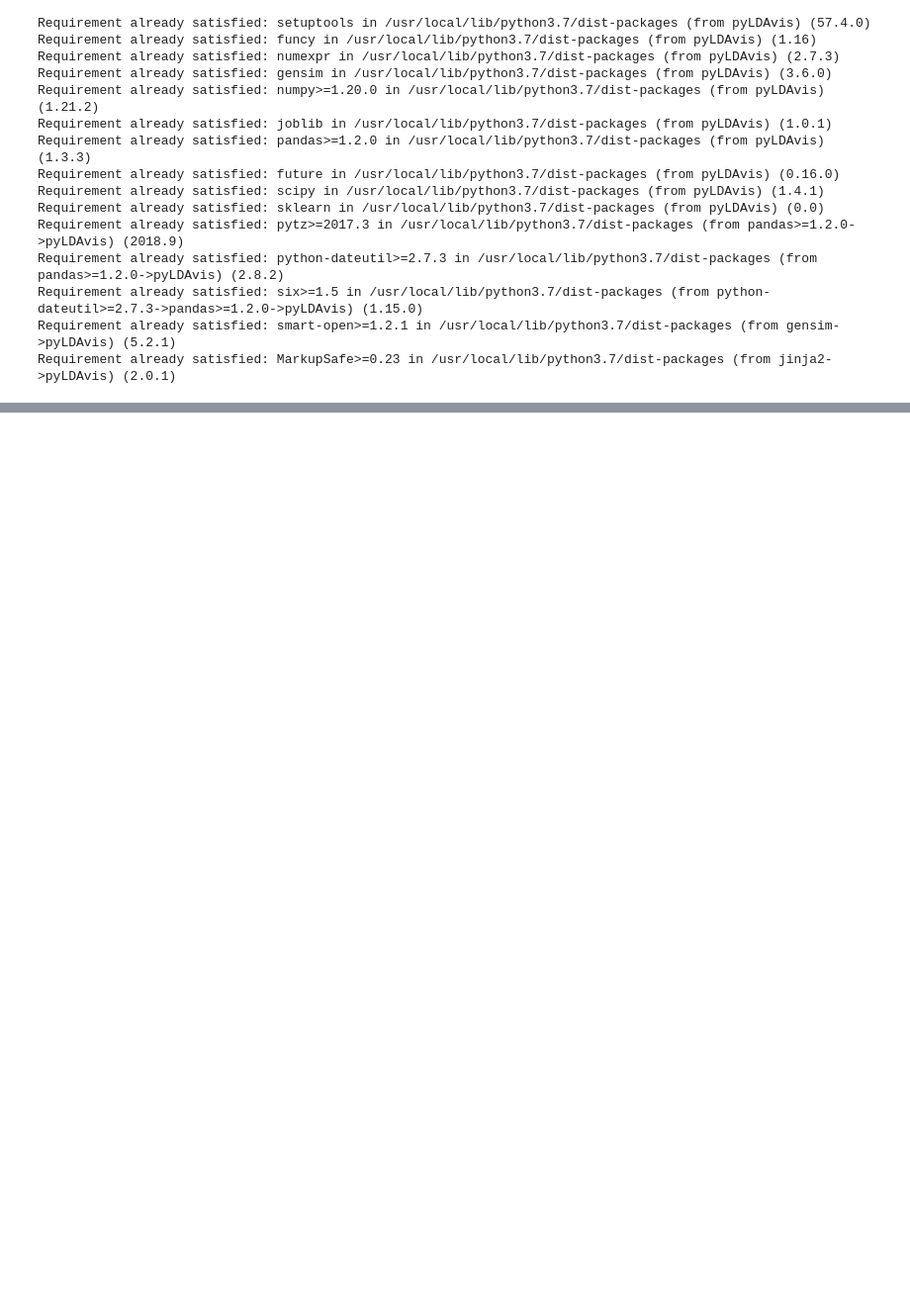
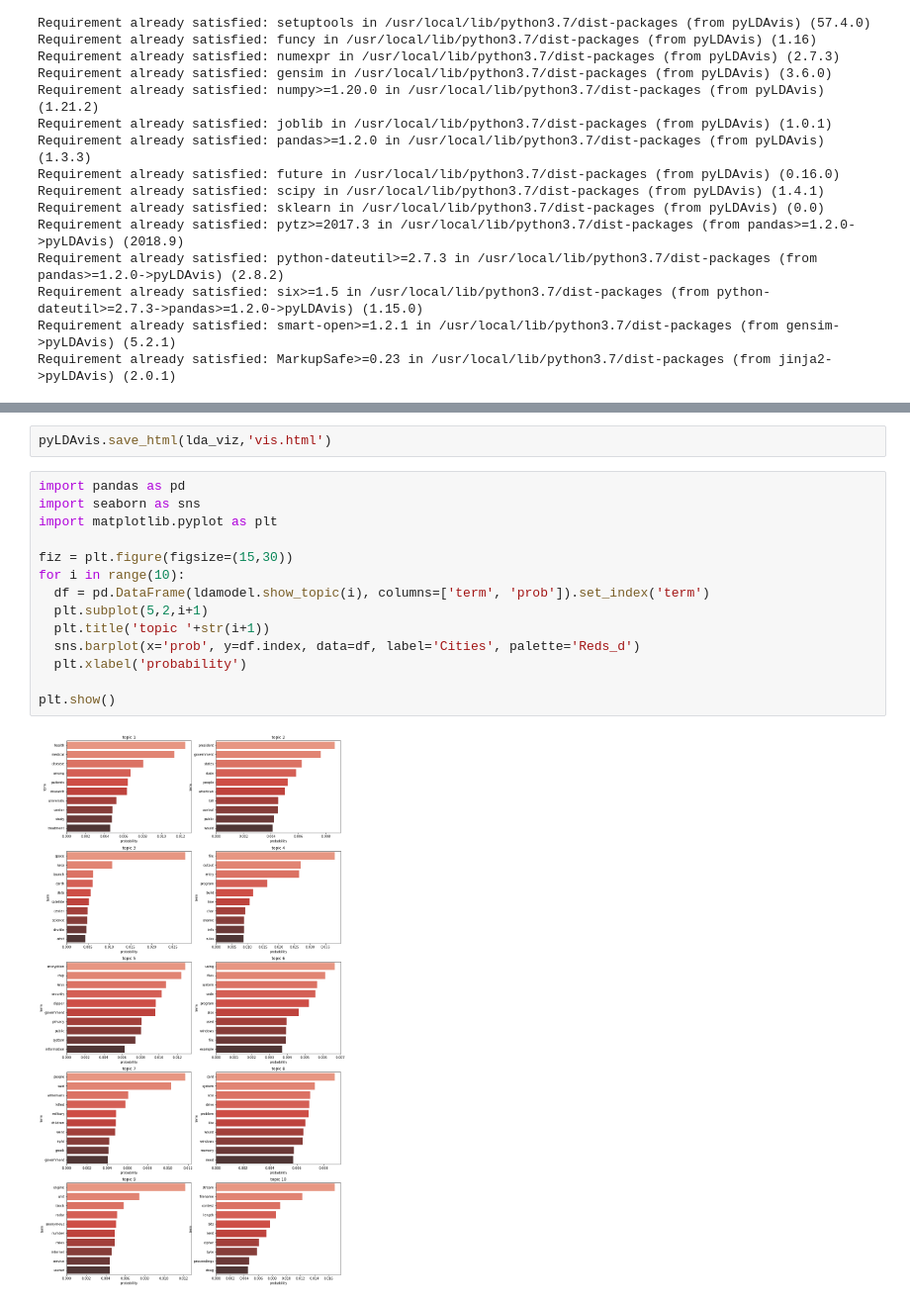
Before and after one commit to cateto/python4NLP, a Jupyter notebook: topic_modeling/LDA.ipynb, the cells around one changed output, grey strips where cells are left out. Shown: that part at 99% size. Saved outputs shown, nothing was run; the diff lists cells and outputs as text; blank space fills up the shorter version.

```diff
--- a/topic_modeling/LDA.ipynb
+++ b/topic_modeling/LDA.ipynb
@@ -130,3 +130,21 @@ lda_viz = gensimvis.prepare(ldamodel, corpus, dictionary)
 pyLDAvis.display(lda_viz)
 # %% [output]
 [interactive output not drawn]
+# %%
+pyLDAvis.save_html(lda_viz,'vis.html')
+# %%
+import pandas as pd
+import seaborn as sns
+import matplotlib.pyplot as plt
+
+fiz = plt.figure(figsize=(15,30))
+for i in range(10):
+  df = pd.DataFrame(ldamodel.show_topic(i), columns=['term', 'prob']).set_index('term')
+  plt.subplot(5,2,i+1)
+  plt.title('topic '+str(i+1))
+  sns.barplot(x='prob', y=df.index, data=df, label='Cities', palette='Reds_d')
+  plt.xlabel('probability')
+
+plt.show()
+# %% [output]
+[figure, added]
```
